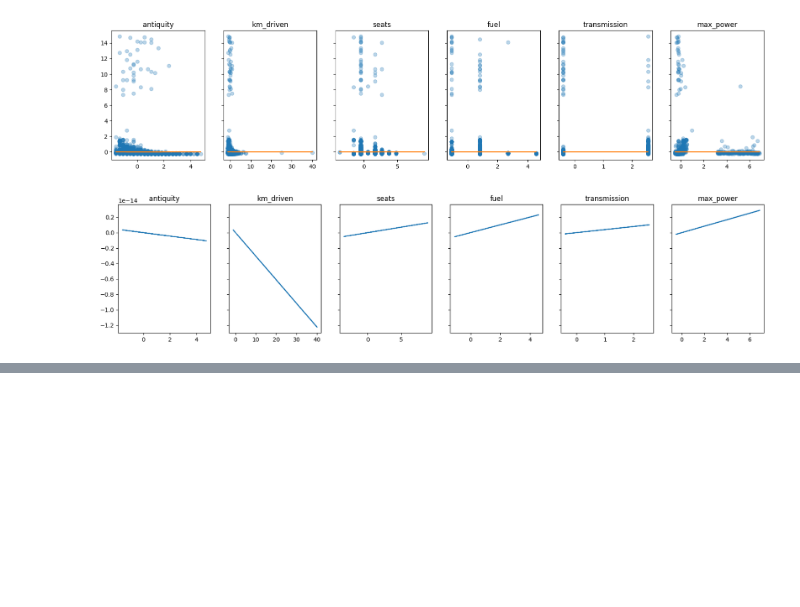
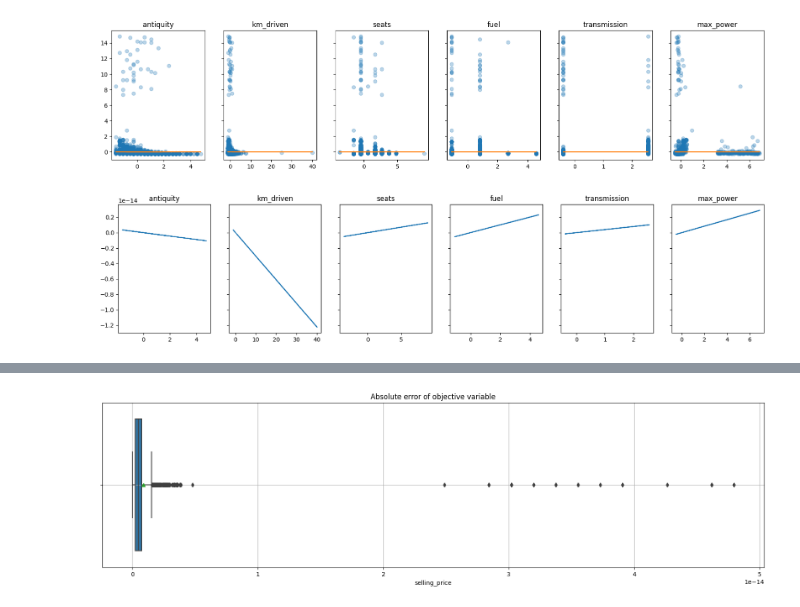
Before and after one commit to bi-202310/lab-2, a Jupyter notebook: regression.ipynb, the cells around one changed output, grey strips where cells are left out. Cells and saved outputs as stored; diff of their text form; code cells hidden in the pictures; blank space fills up the shorter version.

```diff
--- a/regression.ipynb
+++ b/regression.ipynb
@@ -394,0 +443,10 @@ for i in range(len(features[:-1])):
+# %%
+# Plot |real value - predicted value| of objective variable on a boxplot
+
+plt.figure(figsize=(20, 5))
+sns.boxplot(x = abs(y_test - regression.predict(x_test)), showmeans=True)
+plt.title('Absolute error of objective variable')
+plt.grid()
+plt.show()
+# %% [output]
+[figure, added]
```
Also changed, not shown: parts of 13 cells of this notebook, 3 other files.
